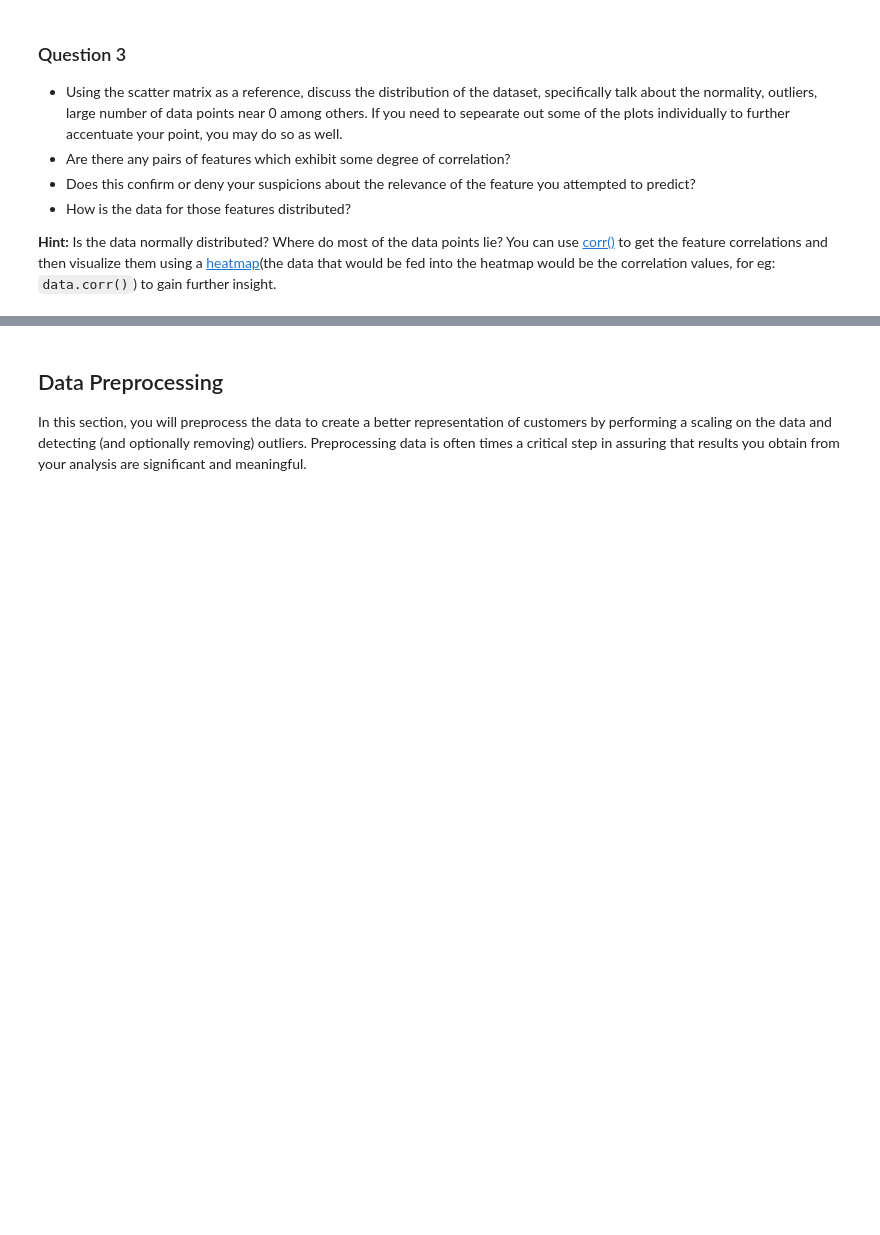
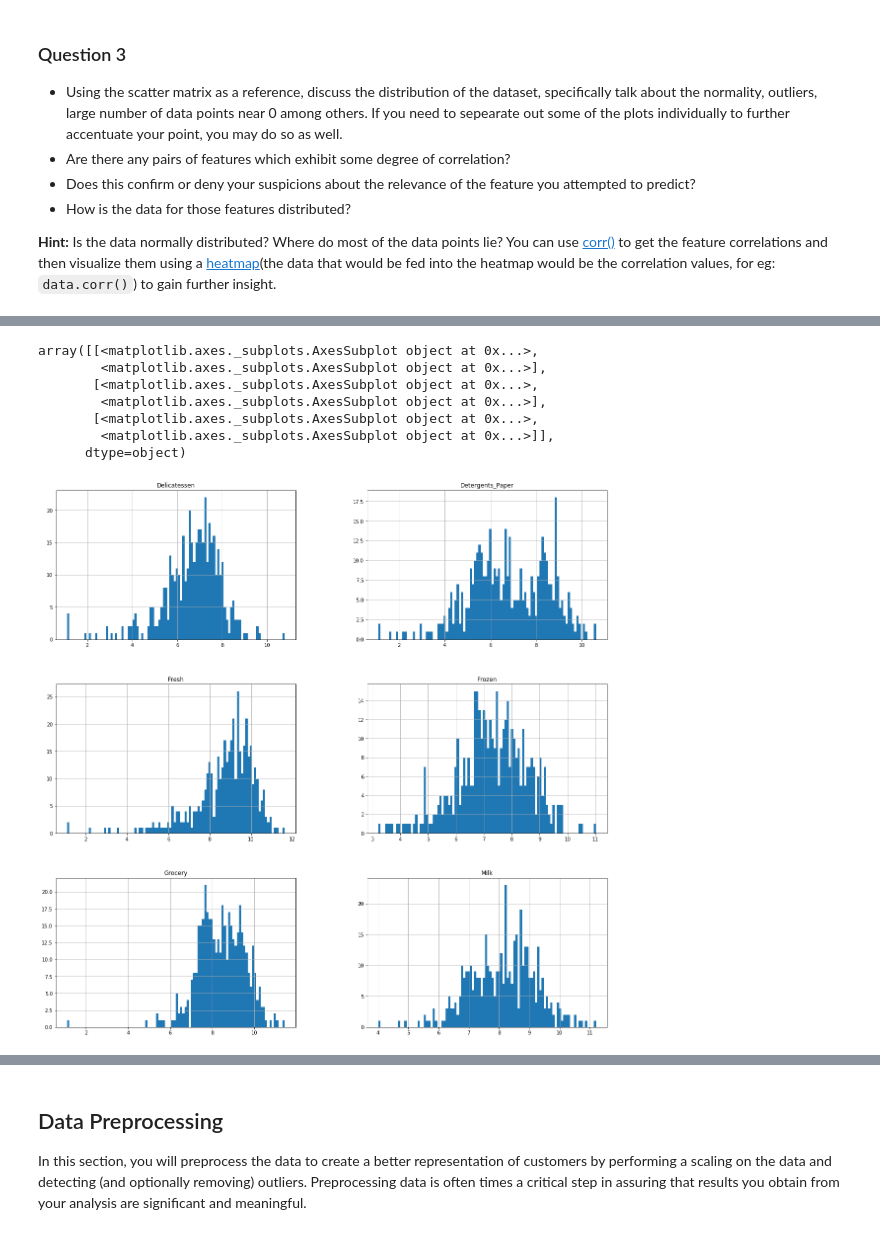
Before and after one commit to matthiasbuehl/machine-learning, a Jupyter notebook: projects/customer_segments/customer_segments.ipynb, the cells around one changed output, grey strips where cells are left out. Cells and saved outputs as stored; diff of their text form; code cells hidden in the pictures; blank space fills up the shorter version.

```diff
--- a/projects/customer_segments/customer_segments.ipynb
+++ b/projects/customer_segments/customer_segments.ipynb
@@ -225,0 +229,12 @@ array([[<matplotlib.axes._subplots.AxesSubplot object at 0x...>,
+# %%
+data_log = data.apply(np.log)
+data_log.hist(figsize=(20,20), bins=100)
+# %% [output]
+array([[<matplotlib.axes._subplots.AxesSubplot object at 0x...>,
+        <matplotlib.axes._subplots.AxesSubplot object at 0x...>],
+       [<matplotlib.axes._subplots.AxesSubplot object at 0x...>,
+        <matplotlib.axes._subplots.AxesSubplot object at 0x...>],
+       [<matplotlib.axes._subplots.AxesSubplot object at 0x...>,
+        <matplotlib.axes._subplots.AxesSubplot object at 0x...>]],
+      dtype=object)
+[figure, added]
```
Also changed, not shown: parts of 6 cells of this notebook.
